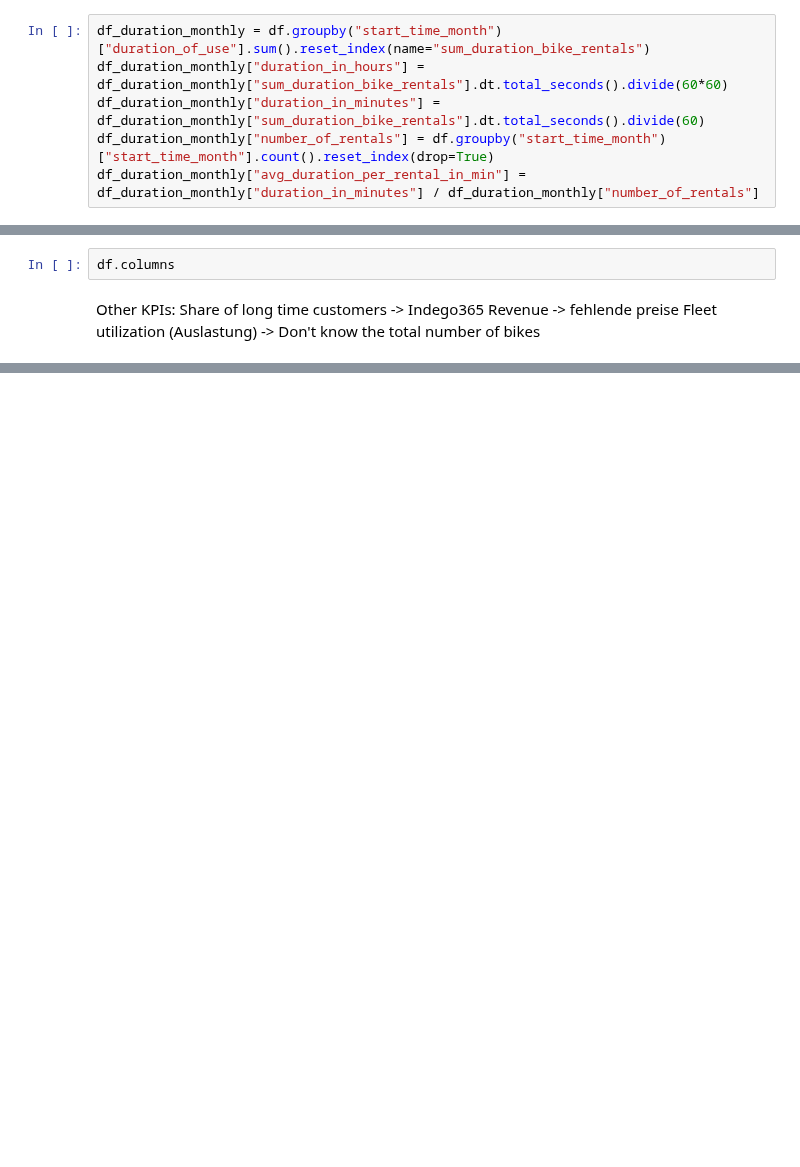
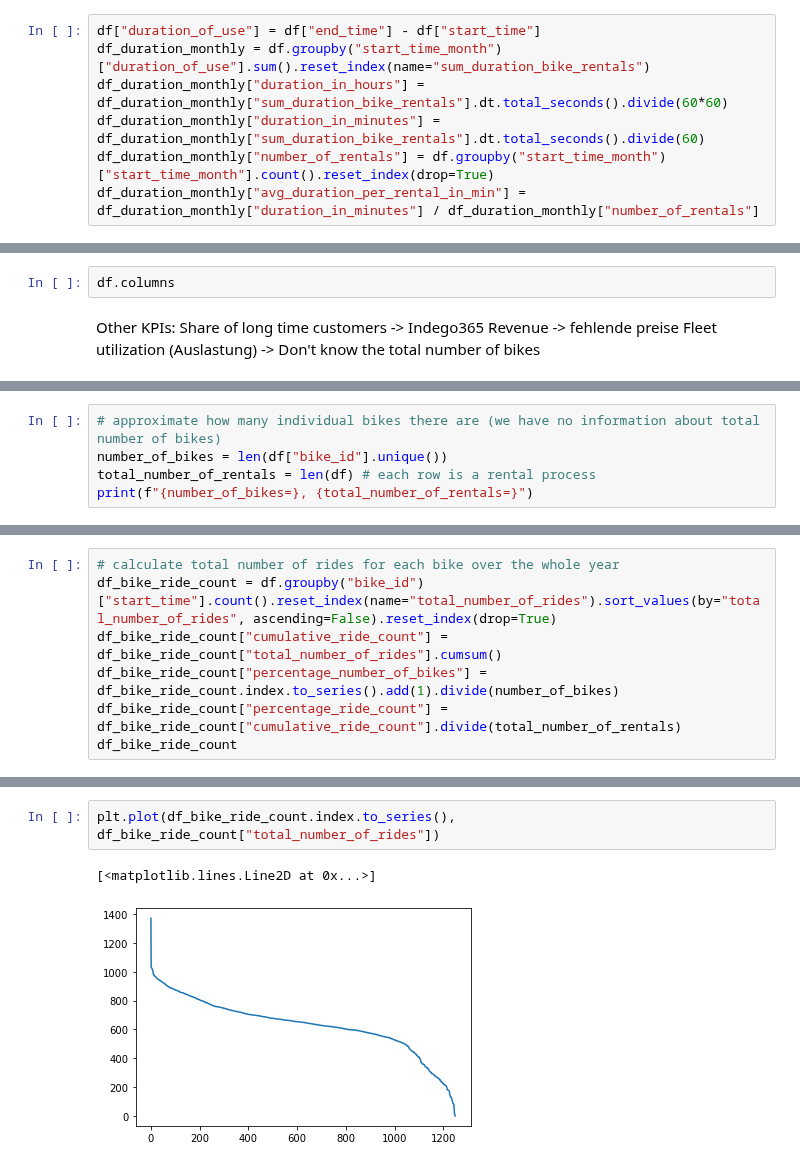
Before and after one commit to yassinehammou27/intentionally_blank, a Jupyter notebook: Results.ipynb, the cells around one changed output, grey strips where cells are left out. Cells and saved outputs as stored; diff of their text form; blank space fills up the shorter version.

```diff
--- a/Results.ipynb
+++ b/Results.ipynb
@@ -361,6 +360,7 @@ Development of the tourist numbers according to the annual report:
 # %% [markdown]
 #### KPIs
 # %%
+df["duration_of_use"] = df["end_time"] - df["start_time"]
 df_duration_monthly = df.groupby("start_time_month")["duration_of_use"].sum().reset_index(name="sum_duration_bike_rentals")
 df_duration_monthly["duration_in_hours"] = df_duration_monthly["sum_duration_bike_rentals"].dt.total_seconds().divide(60*60)
 df_duration_monthly["duration_in_minutes"] = df_duration_monthly["sum_duration_bike_rentals"].dt.total_seconds().divide(60)
@@ -401,0 +419,5 @@ Fleet utilization (Auslastung) -> Don't know the total number of bikes
+# %%
+# approximate how many individual bikes there are (we have no information about total number of bikes)
+number_of_bikes = len(df["bike_id"].unique())
+total_number_of_rentals = len(df) # each row is a rental process
+print(f"{number_of_bikes=}, {total_number_of_rentals=}")
@@ -401,0 +426,7 @@ Fleet utilization (Auslastung) -> Don't know the total number of bikes
+# %%
+# calculate total number of rides for each bike over the whole year
+df_bike_ride_count = df.groupby("bike_id")["start_time"].count().reset_index(name="total_number_of_rides").sort_values(by="total_number_of_rides", ascending=False).reset_index(drop=True)
+df_bike_ride_count["cumulative_ride_count"] = df_bike_ride_count["total_number_of_rides"].cumsum()
+df_bike_ride_count["percentage_number_of_bikes"] = df_bike_ride_count.index.to_series().add(1).divide(number_of_bikes)
+df_bike_ride_count["percentage_ride_count"] = df_bike_ride_count["cumulative_ride_count"].divide(total_number_of_rentals)
+df_bike_ride_count
@@ -401,0 +447,5 @@ Fleet utilization (Auslastung) -> Don't know the total number of bikes
+# %%
+plt.plot(df_bike_ride_count.index.to_series(), df_bike_ride_count["total_number_of_rides"])
+# %% [output]
+[<matplotlib.lines.Line2D at 0x...>]
+[figure, added]
```
Also changed, not shown: parts of 17 cells of this notebook, 1 other file.
